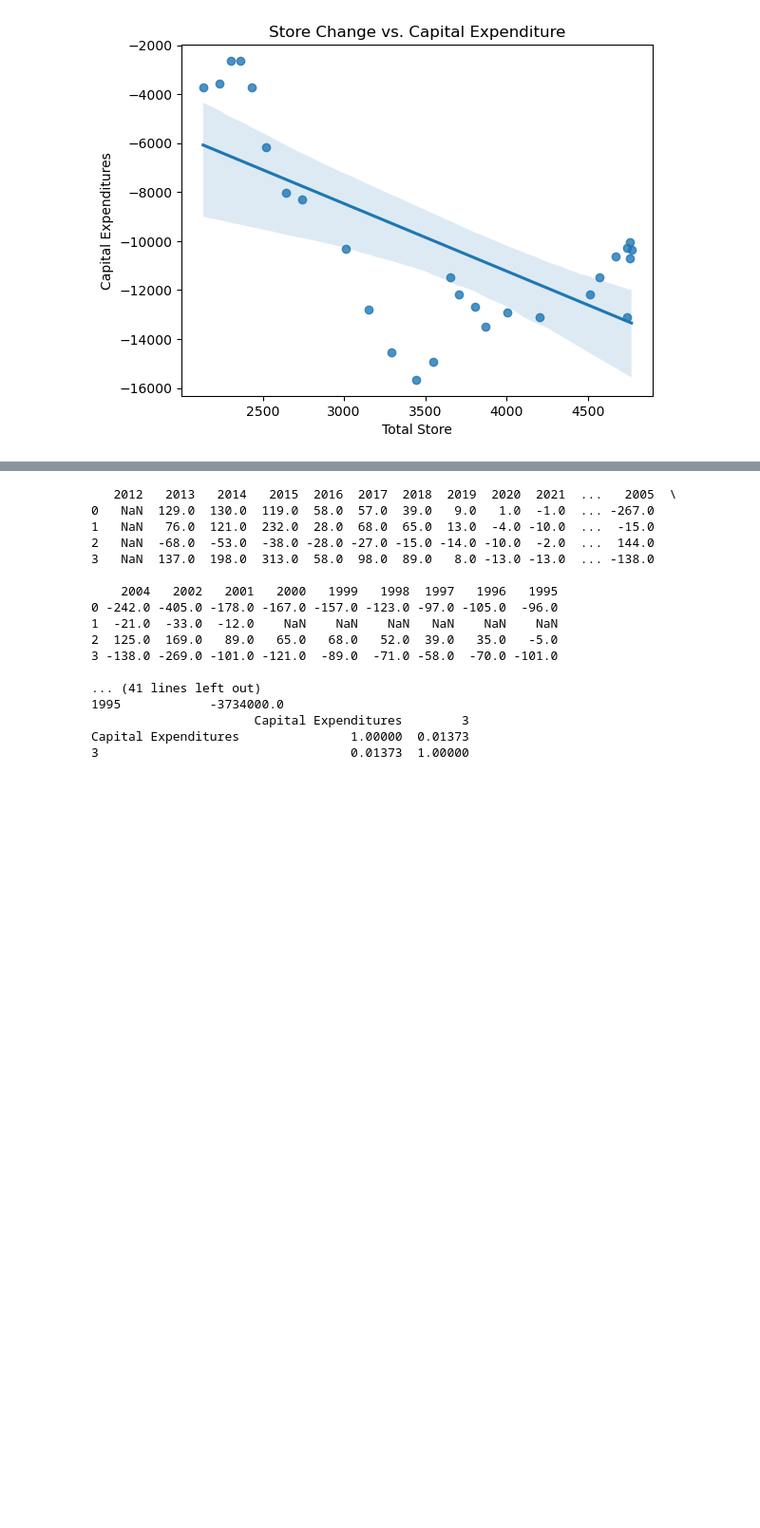
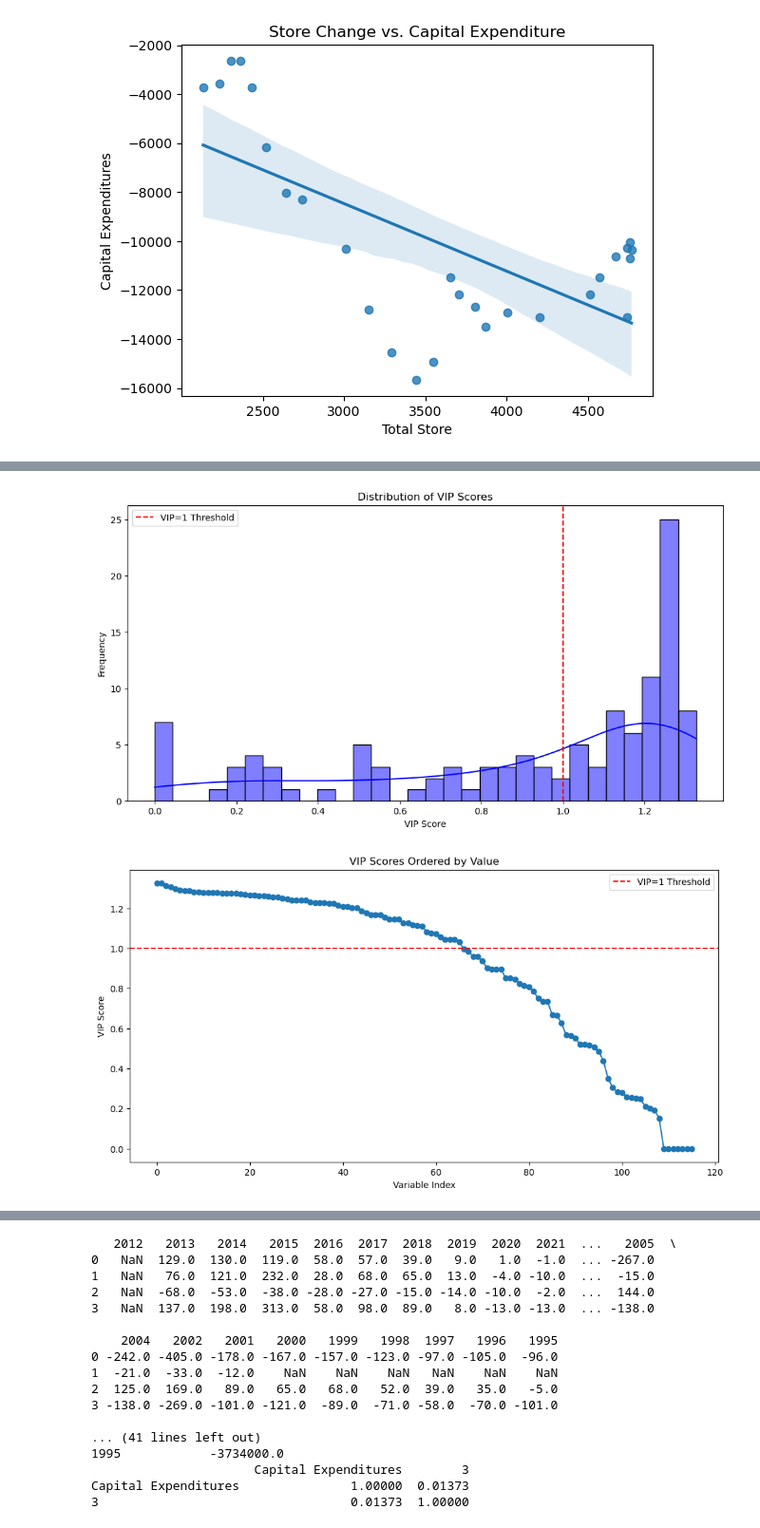
Before and after one commit to msinmalk/neighbourhood-market-expansion, a Jupyter notebook: Notebooks/CapExCosting.ipynb, the cells around one changed output, grey strips where cells are left out. Shown at 95% size. Saved outputs shown, nothing was run; the diff lists cells and outputs as text; code cells hidden in the pictures; blank space fills up the shorter version.

```diff
--- a/Notebooks/CapExCosting.ipynb
+++ b/Notebooks/CapExCosting.ipynb
@@ -227,0 +302,77 @@ analyze_correlations(merge_left_select)
+# %%
+import numpy as np
+
+def calculate_vip(pls_model):
+    t = pls_model.x_scores_  # Scores
+    w = pls_model.x_weights_  # Weights
+    q = pls_model.y_loadings_  # Y loadings
+
+    p, h = w.shape
+    vips = np.zeros((p,))
+
+    s = np.diag(t.T @ t @ q.T @ q).reshape(h, -1)
+    total_s = np.sum(s)
+
+    for i in range(p):
+        weight = np.array([(w[i, j] / np.linalg.norm(w[:, j]))**2 * s[j] for j in range(h)])
+        vips[i] = np.sqrt(p * np.sum(weight) / total_s)
+
+    return vips
+
+# Assume 'pls' is your fitted PLS model
+vip_scores = calculate_vip(pls)
+print(vip_scores)
+
+
+import numpy as np
+import pandas as pd
+
+# Create a DataFrame for better visualization and manipulation
+variables = [f'Variable {i+1}' for i in range(len(vip_scores))]
+vip_df = pd.DataFrame({'VIP Score': vip_scores}, index=variables)
+
+# Sort the DataFrame to see the most important variables at the top
+vip_df_sorted = vip_df.sort_values(by='VIP Score', ascending=False)
+
+# Filter to find highly influential variables
+key_variables = vip_df_sorted[vip_df_sorted['VIP Score'] > 1]
+
+key_variables.to_excel('/Users/myself/Desktop/Walmart USA Serching for Growth/keyVarStoreDistCash.xlsx')
+print(key_variables)  # This will display the variables with VIP scores greater than 1
+
+import matplotlib.pyplot as plt
+import seaborn as sns
+
+# Assuming vip_scores is a numpy array of your VIP scores
+plt.figure(figsize=(12, 6))
+sns.histplot(vip_scores, bins=30, kde=True, color='blue')
+plt.title('Distribution of VIP Scores')
+plt.xlabel('VIP Score')
+plt.ylabel('Frequency')
+plt.axvline(x=1, color='red', linestyle='--', label='VIP=1 Threshold')
+plt.legend()
+plt.show()
+
+# Additionally, you might want to plot them in a sorted manner
+sorted_scores = np.sort(vip_scores)[::-1]  # Sort descending
+plt.figure(figsize=(12, 6))
+plt.plot(sorted_scores, marker='o')
+plt.title('VIP Scores Ordered by Value')
+plt.xlabel('Variable Index')
+plt.ylabel('VIP Score')
+plt.axhline(y=1, color='red', linestyle='--', label='VIP=1 Threshold')
+plt.legend()
+plt.show()
+
+
+import matplotlib.pyplot as plt
+import seaborn as sns
+
+# Plotting the VIP scores
+plt.figure(figsize=(10, 8))
+sns.barplot(x='VIP Score', y=vip_df_sorted.index, data=vip_df_sorted, palette='viridis')
+plt.title('VIP Scores for Variables in PLS Model')
+plt.xlabel('VIP Score')
+plt.ylabel('Variables')
+plt.show()
+# %% [output]
@@ -227,0 +396,2 @@ analyze_correlations(merge_left_select)
+[figure, added]
+[figure, added]
```
Also changed, not shown: parts of 14 cells of this notebook, 12 other files.
